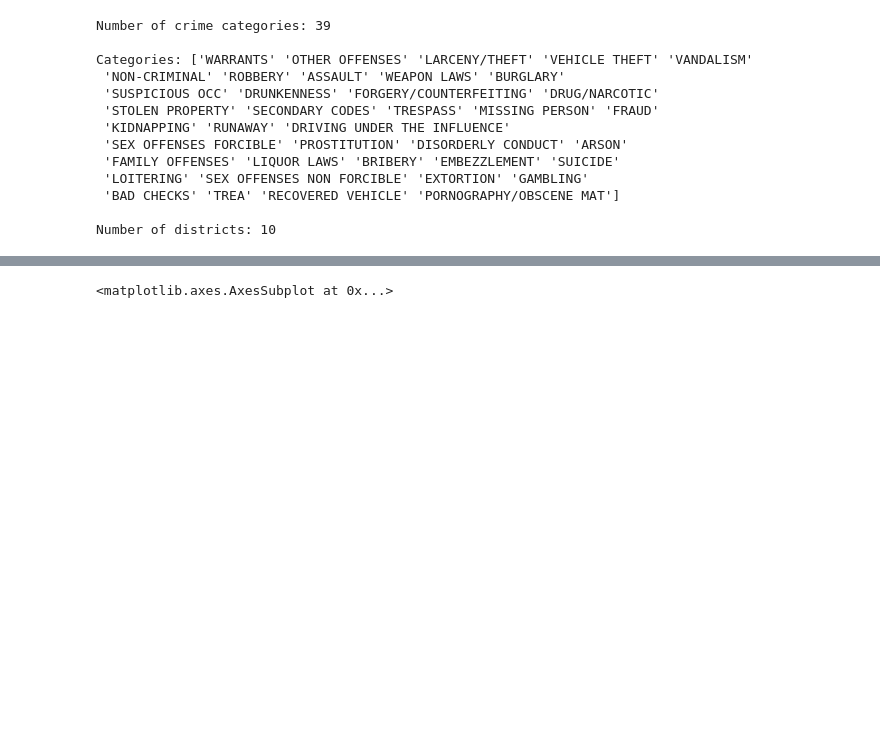
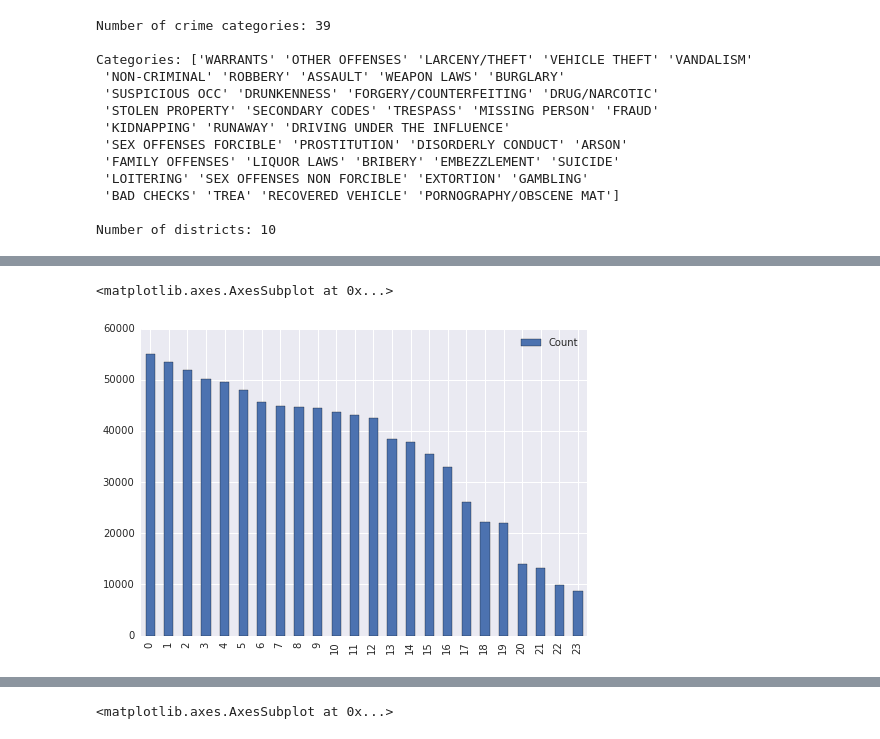
Before and after one commit to carolynamorris/SanFranciscoCrimeClassification, a Jupyter notebook: classification.ipynb, the cells around one changed output, grey strips where cells are left out. Drawn from its saved outputs; the diff is of its cells as text; code cells hidden in the pictures; blank space fills up the shorter version.

Commit message:
Format plots: x-axis labels and ordering

```diff
--- a/classification.ipynb
+++ b/classification.ipynb
@@ -122,0 +109,5 @@ for col in barChartCols:
+# %%
+c = 'Hour'
+df = train[c].value_counts().reset_index()
+df.columns = [c, 'Count']
+df.head()
@@ -122,0 +121,5 @@ for col in barChartCols:
+# %%
+df.plot(kind='bar')
+# %% [output]
+<matplotlib.axes.AxesSubplot at 0x...>
+[figure, added]
```
Also changed, not shown: parts of 3 cells of this notebook, 1 other file.
